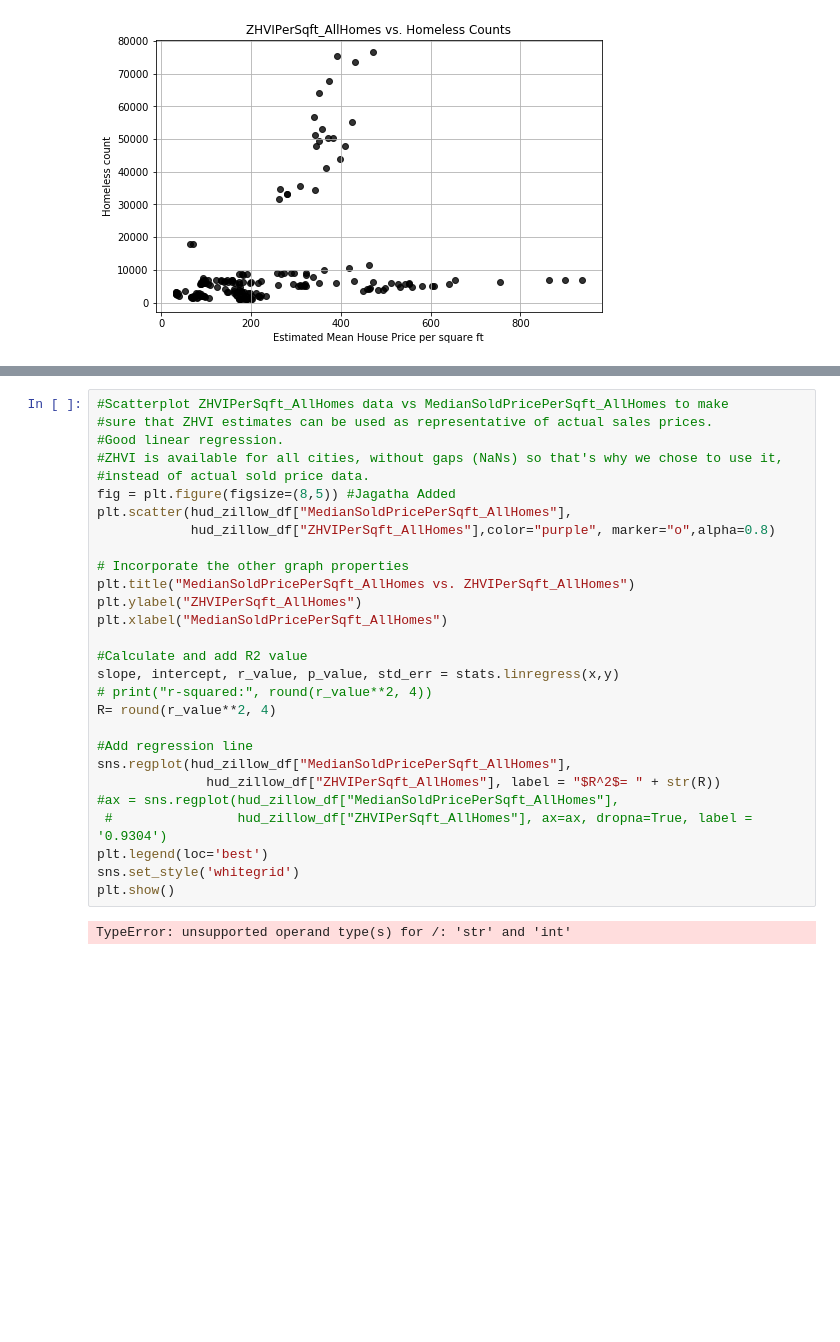
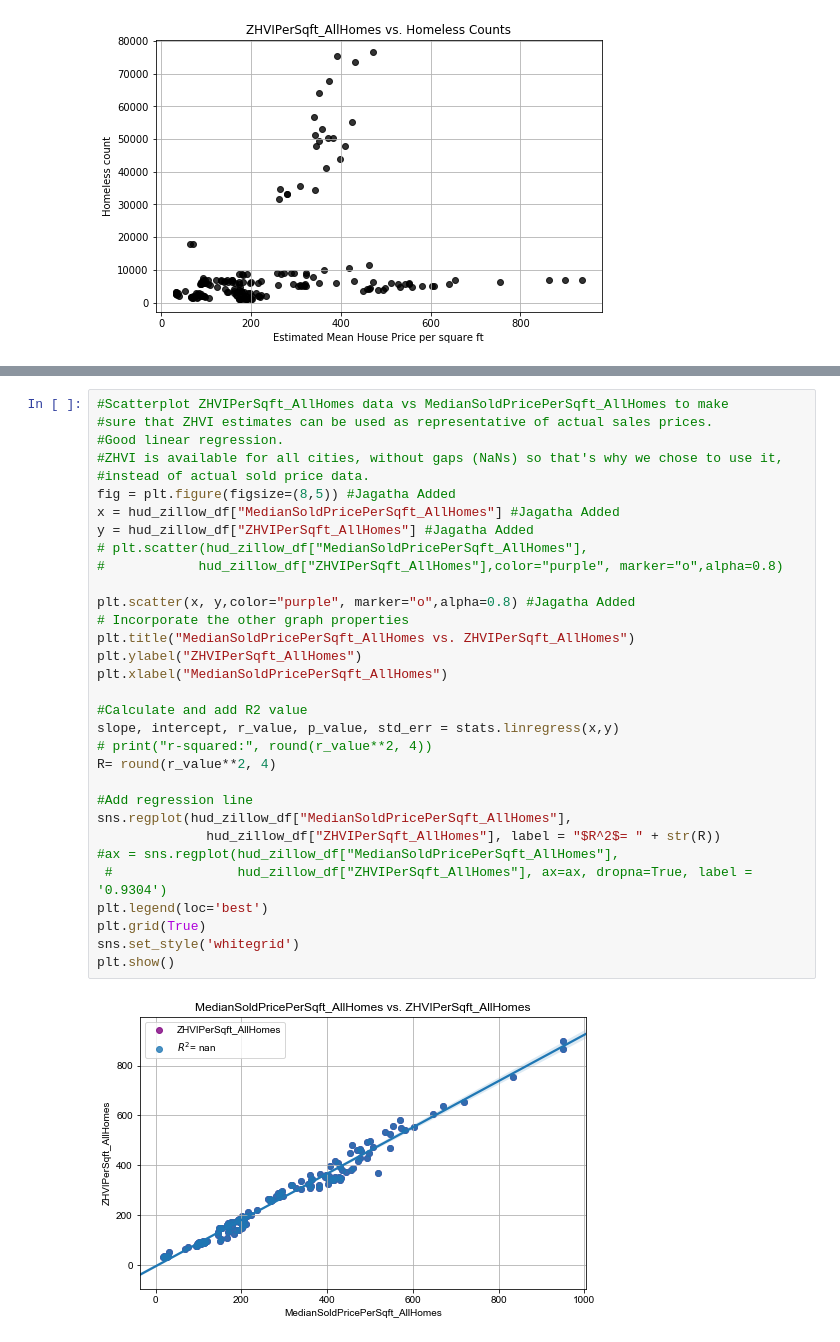
Before and after one commit to jag0717/UCB-Project1, a Jupyter notebook: data/Homeless_Vs_Housing_Analysis.ipynb, the cells around one changed output, grey strips where cells are left out. Cells and saved outputs as stored; diff of their text form; blank space fills up the shorter version.

```diff
--- a/data/Homeless_Vs_Housing_Analysis.ipynb
+++ b/data/Homeless_Vs_Housing_Analysis.ipynb
@@ -301,33 +313,37 @@ plt.show()
 # %%
 #Scatterplot ZHVIPerSqft_AllHomes data vs MedianSoldPricePerSqft_AllHomes to make
 #sure that ZHVI estimates can be used as representative of actual sales prices.
 #Good linear regression.
 #ZHVI is available for all cities, without gaps (NaNs) so that's why we chose to use it,
 #instead of actual sold price data.
 fig = plt.figure(figsize=(8,5)) #Jagatha Added
-plt.scatter(hud_zillow_df["MedianSoldPricePerSqft_AllHomes"],
-            hud_zillow_df["ZHVIPerSqft_AllHomes"],color="purple", marker="o",alpha=0.8)
+x = hud_zillow_df["MedianSoldPricePerSqft_AllHomes"] #Jagatha Added
+y = hud_zillow_df["ZHVIPerSqft_AllHomes"] #Jagatha Added
+# plt.scatter(hud_zillow_df["MedianSoldPricePerSqft_AllHomes"],
+#            hud_zillow_df["ZHVIPerSqft_AllHomes"],color="purple", marker="o",alpha=0.8)
 
+plt.scatter(x, y,color="purple", marker="o",alpha=0.8) #Jagatha Added
 # Incorporate the other graph properties
 plt.title("MedianSoldPricePerSqft_AllHomes vs. ZHVIPerSqft_AllHomes")
 plt.ylabel("ZHVIPerSqft_AllHomes")
 plt.xlabel("MedianSoldPricePerSqft_AllHomes")
 
 #Calculate and add R2 value
 slope, intercept, r_value, p_value, std_err = stats.linregress(x,y)
 # print("r-squared:", round(r_value**2, 4))
 R= round(r_value**2, 4)
 
 #Add regression line
 sns.regplot(hud_zillow_df["MedianSoldPricePerSqft_AllHomes"],
               hud_zillow_df["ZHVIPerSqft_AllHomes"], label = "$R^2$= " + str(R))
 #ax = sns.regplot(hud_zillow_df["MedianSoldPricePerSqft_AllHomes"],
  #                hud_zillow_df["ZHVIPerSqft_AllHomes"], ax=ax, dropna=True, label = '0.9304')
 plt.legend(loc='best')
+plt.grid(True)
 sns.set_style('whitegrid')
 plt.show()
 # %% [output]
-TypeError: unsupported operand type(s) for /: 'str' and 'int'
+[figure, added]
 # %%
 # Homeless Demographics Summary by Gender and Race
 # read file
```
Also changed, not shown: parts of 12 cells of this notebook.
